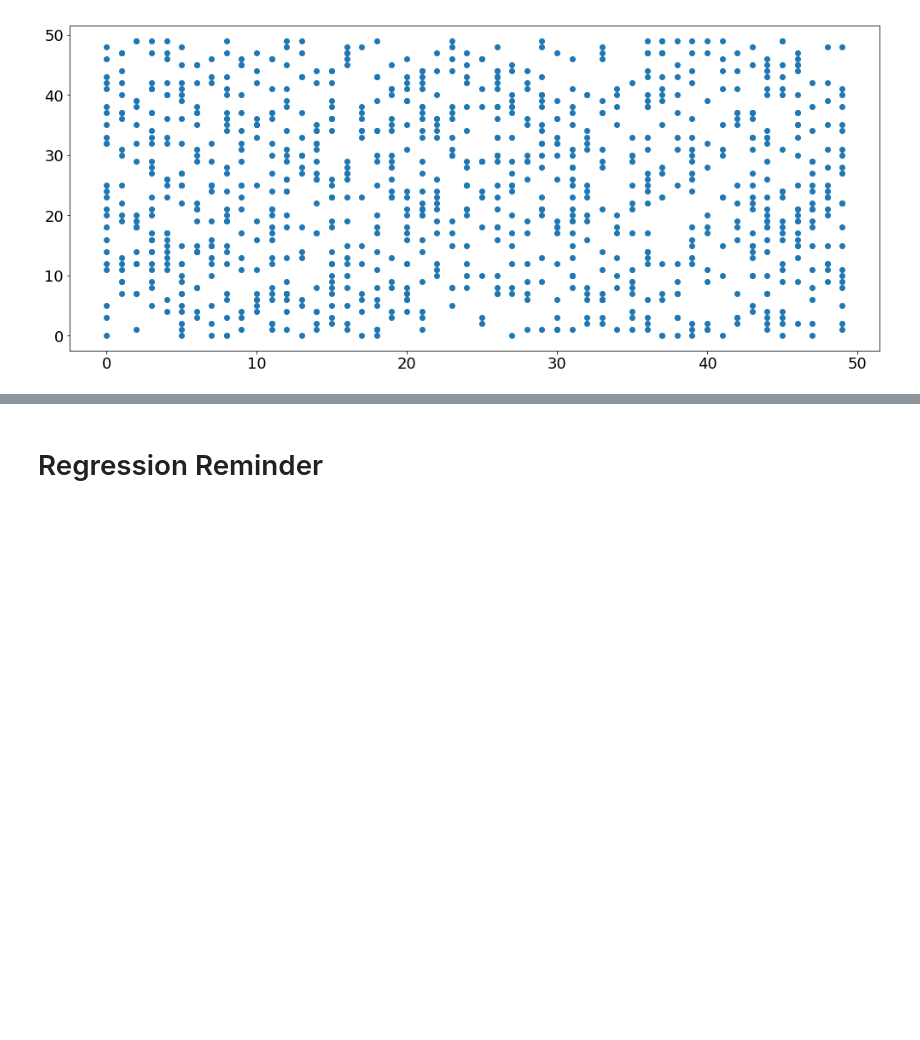
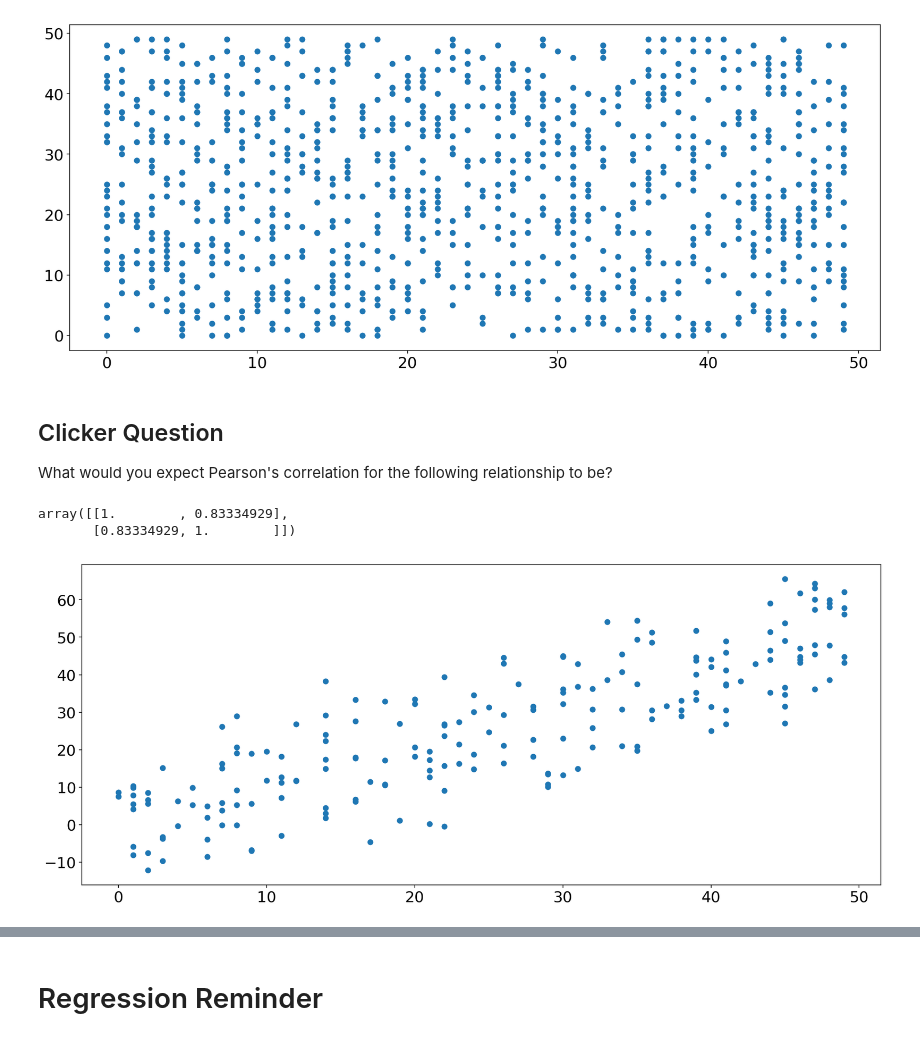
Before and after one commit to baryos/Lectures-Sp19, a Jupyter notebook: 12_correlation.ipynb, the cells around one changed output, grey strips where cells are left out. Saved outputs shown, nothing was run; the diff lists cells and outputs as text; code cells hidden in the pictures; blank space fills up the shorter version.

```diff
--- a/12_correlation.ipynb
+++ b/12_correlation.ipynb
@@ -93,3 +96,24 @@ array([[ 1.        , -0.00554681],
 plt.scatter(x, y);
 # %% [output]
 [figure]
+# %% [markdown]
+## Clicker Question
+
+What would you expect Pearson's correlation for the following relationship to be?
+# %%
+np.random.seed(888)
+
+# 1000 random integers between 0 and 50
+x = np.random.randint(0, 50, 200)
+
+# Positive Correlation with some noise
+y = x + np.random.normal(0, 10, 200)
+
+np.corrcoef(x, y)
+# %% [output]
+array([[1.        , 0.83334929],
+       [0.83334929, 1.        ]])
+# %%
+plt.scatter(x, y);
+# %% [output]
+[figure, added]
```
Also changed, not shown: parts of 16 cells of this notebook.
